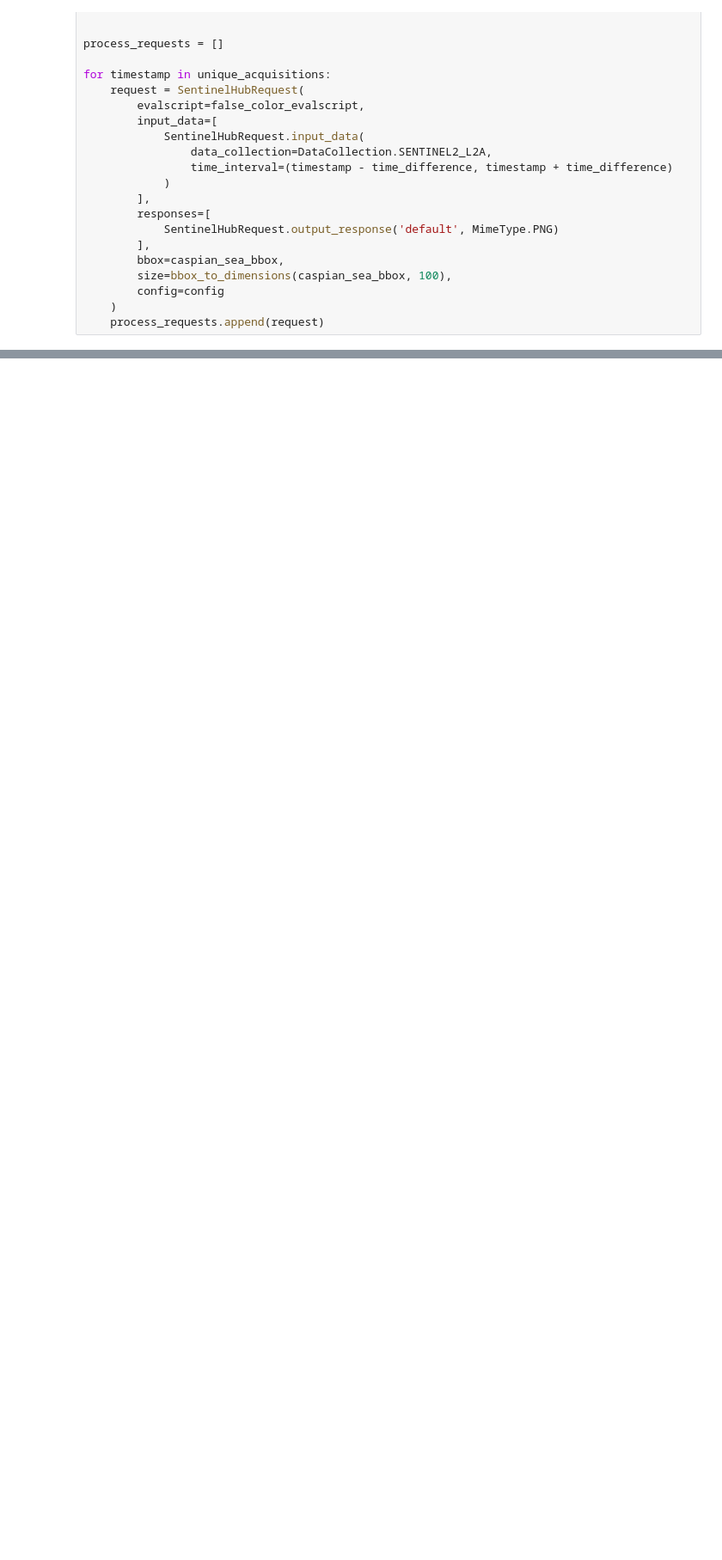
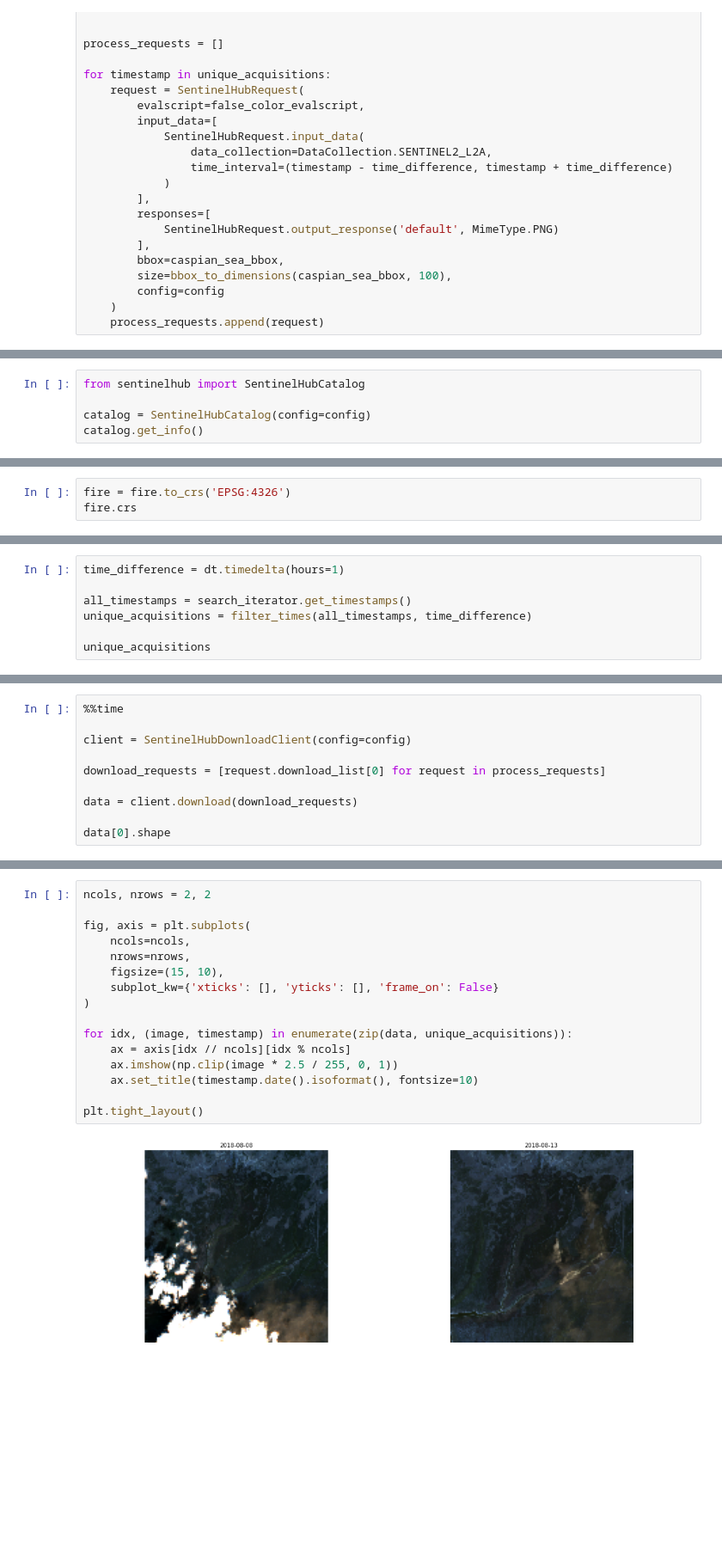
Before and after one commit to beccaroskill/ML-Climate-Final-Project-Template, a Jupyter notebook: src/InitialExploration.ipynb, the cells around one changed output, grey strips where cells are left out. Shown at 86% size. Cells and saved outputs as stored; diff of their text form; blank space fills up the shorter version.

```diff
--- a/src/InitialExploration.ipynb
+++ b/src/InitialExploration.ipynb
@@ -201,0 +413,5 @@ plt.tight_layout()
+# %%
+from sentinelhub import SentinelHubCatalog
+
+catalog = SentinelHubCatalog(config=config)
+catalog.get_info()
@@ -201,0 +449,3 @@ plt.tight_layout()
+# %%
+fire = fire.to_crs('EPSG:4326')
+fire.crs
@@ -201,0 +537,7 @@ plt.tight_layout()
+# %%
+time_difference = dt.timedelta(hours=1)
+
+all_timestamps = search_iterator.get_timestamps()
+unique_acquisitions = filter_times(all_timestamps, time_difference)
+
+unique_acquisitions
@@ -201,0 +587,10 @@ plt.tight_layout()
+# %%
+%%time
+
+client = SentinelHubDownloadClient(config=config)
+
+download_requests = [request.download_list[0] for request in process_requests]
+
+data = client.download(download_requests)
+
+data[0].shape
@@ -201,0 +601,18 @@ plt.tight_layout()
+# %%
+ncols, nrows = 2, 2
+
+fig, axis = plt.subplots(
+    ncols=ncols,
+    nrows=nrows,
+    figsize=(15, 10),
+    subplot_kw={'xticks': [], 'yticks': [], 'frame_on': False}
+)
+
+for idx, (image, timestamp) in enumerate(zip(data, unique_acquisitions)):
+    ax = axis[idx // ncols][idx % ncols]
+    ax.imshow(np.clip(image * 2.5 / 255, 0, 1))
+    ax.set_title(timestamp.date().isoformat(), fontsize=10)
+
+plt.tight_layout()
+# %% [output]
+[figure, added]
```
Also changed, not shown: parts of 35 cells of this notebook.
